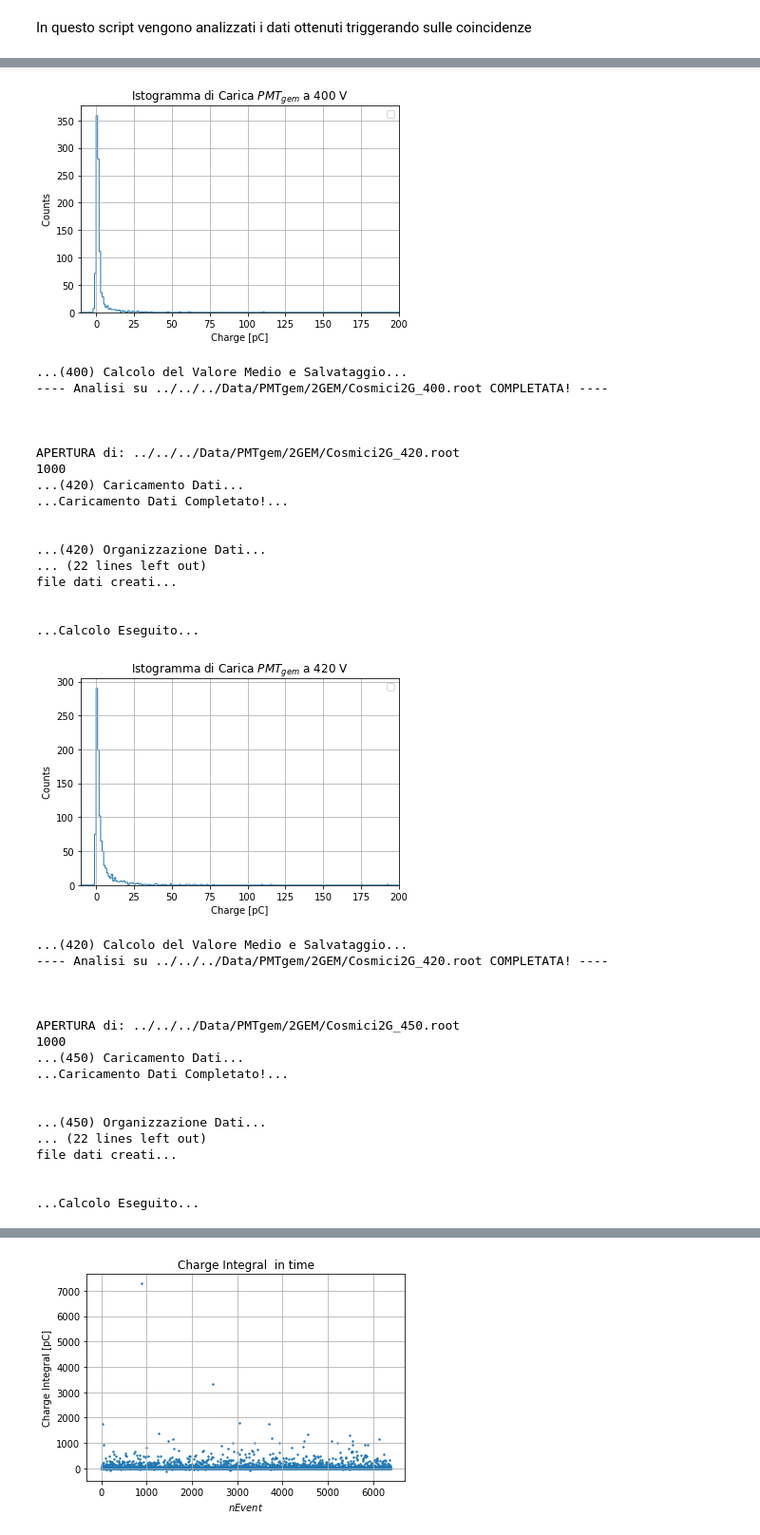
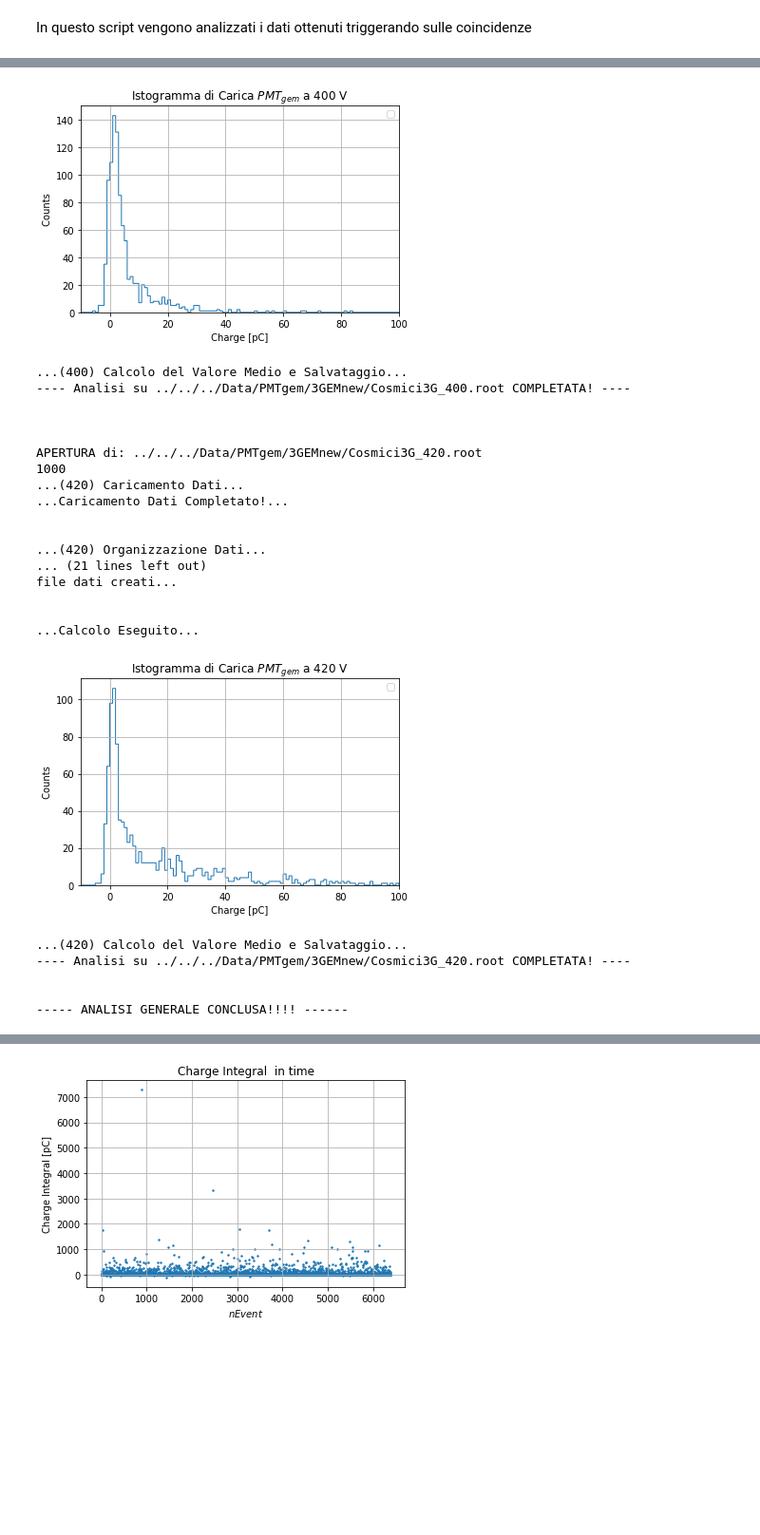
Before and after one commit to edoardoORANGE/ORANGEdata, a Jupyter notebook: Analisi/GEMdataAnalysis/HVscanCosmici.ipynb, the cells around one changed output, grey strips where cells are left out. Shown at 95% size. Drawn from its saved outputs; the diff is of its cells as text; code cells hidden in the pictures; blank space fills up the shorter version.

```diff
--- a/Analisi/GEMdataAnalysis/HVscanCosmici.ipynb
+++ b/Analisi/GEMdataAnalysis/HVscanCosmici.ipynb
@@ -10,8 +10,8 @@ import matplotlib.pyplot as plt
 from ROOT import TMath , TF1, TH1F
 import scipy.stats as st
 
-voltage = [380 , 400 , 420 , 450 , 470 , 480 , 490]
-nGEM = '2'
+voltage = [380 , 400 , 420]#[380 , 400 , 420 , 450 , 470 , 480 , 490]#[400 , 420 ,450 , 470 , 490]#
+nGEM = '3'
 
 
 #definisco degli array in cui salvare dinamicamente i valori da graficare
@@ -37,7 +37,7 @@ pied2 = []
 pied3 = []
 
 for number in voltage: #ciclo che permette di aprire tutti i file in sequenza
-    filename = '../../../Data/PMTgem/'+nGEM+'GEM/Cosmici'+nGEM+'G_%s.root'%(str(number)) #_%s_1000eventi.root'%(str(number))
+    filename = '../../../Data/PMTgem/'+nGEM+'GEMnew/Cosmici'+nGEM+'G_%s.root'%(str(number)) #_%s_1000eventi.root'%(str(number))
     #filename = 'scanED2000.root'
     print("\nAPERTURA di: " + filename)
 
@@ -101,7 +101,7 @@ for number in voltage: #ciclo che permette di aprire tutti i file in sequenza
     print('...(%d) Rimozione Piedistallo...'%(number))
 
     for i in range(nEvts):
-        waveCh4[i] = waveCh4[i]-np.mean(waveCh4[i][0:100])
+        waveCh4[i] = waveCh4[i]-np.mean(waveCh4[i][100:200])
     print("...Piedistallo Rimosso...\n\n")
 
     print('...(%d) Calcolo del Segnale in Corrente e Rimozione degli Eventi Da Scartare...'%(number))
@@ -119,18 +119,18 @@ for number in voltage: #ciclo che permette di aprire tutti i file in sequenza
             waveCh4A.append(waveCh4[i]/R) #conversione dati Tensione -> dati Corrente
             waveCh2A.append(waveCh2[i]/R) #blu
             waveCh3A.append(waveCh3[i]/R) #verde
-            if min(waveCh4[i]) <= -20:
+            if min(waveCh4[i][600:800]) <= -15:
                 signal.append(waveCh4[i]/R)
         else: 1
             #print(min(waveCh4[i]) , waveCh4[i].argmin() , i) #check
 
     #Riconverto le liste delle forme d'onda di corrente in array
-    waveCh4A = np.array(waveCh4A)
-    waveCh2A = np.array(waveCh2A)
-    waveCh3A = np.array(waveCh3A)
-    signal = np.array(signal)
+    #waveCh4A = np.array(waveCh4A)
+    #waveCh2A = np.array(waveCh2A)
+    #waveCh3A = np.array(waveCh3A)
+    #signal = np.array(signal)
 
-    print(waveCh4A.shape)
+    #print(waveCh4A.shape)
     print('...Calcolo & Rimozione Completati...\n\n')
 
     print('...CONTROLLO -> Eventi Eliminati da ' + filename + ' ' + str(nEvts - len(waveCh4A)) + '\n\n')#check
@@ -153,16 +153,16 @@ for number in voltage: #ciclo che permette di aprire tutti i file in sequenza
         #print(treshold)
         #for j in range(len(waveCh4A[i][400:650])):
          #   if waveCh4A[i][j] <= -3*treshold:
-        integral.append(sum(-waveCh4A[i][500:650]))
+        integral.append(sum(-waveCh4A[i][600:800]))
         integralB.append(sum(-waveCh2A[i][400:800]))
         integralV.append(sum(-waveCh3A[i][400:800]))
         #        break
 
 
 
-    integral = np.array(integral)
-    integralB = np.array(integralB)
-    integralV = np.array(integralV)
+    #integral = np.array(integral)
+    #integralB = np.array(integralB)
+    #integralV = np.array(integralV)
 
     file = open( "histoCarica"+nGEM+"G_%s.dat"%(str(number)) , "w" )
     for i in range(len(integral)):
@@ -171,14 +171,20 @@ for number in voltage: #ciclo che permette di aprire tutti i file in sequenza
 
 
     for i in range(len(signal)):
-        integralS.append(sum(-signal[i][400:650]))
+        integralS.append(sum(-signal[i][600:800]))
 
     file = open("histoCarica"+nGEM+"G_S"+str(number)+".dat", "w")
-    for sig in integralS:
-        file.write(str(sig) + "\n")
+    for i in range(len(integralS)):
+        file.write(str(integralS[i]) + "\n")
     file.close()
 
     print("\n\nfile dati creati...\n\n")
+
+
+
+
+
+
 
     #if number == 480:#102:
     #    for data in integral:
@@ -232,7 +238,7 @@ for number in voltage: #ciclo che permette di aprire tutti i file in sequenza
     plt.grid()
     plt.legend()
     histo1.show_titles()
-    plt.xlim((-10 , 200))
+    plt.xlim((-10 , 100))
     #plt.savefig('histo'+ str(number) + '.png')
     plt.show()
 
@@ -289,40 +295,28 @@ APERTURA di: ../../../Data/PMTgem/2GEM/Cosmici2G_400.root
 file dati creati...
 
 
 ...Calcolo Eseguito...
-[figure, old version]
+[figure, new version]
 ...(400) Calcolo del Valore Medio e Salvataggio...
----- Analisi su ../../../Data/PMTgem/2GEM/Cosmici2G_400.root COMPLETATA! ----
+---- Analisi su ../../../Data/PMTgem/3GEMnew/Cosmici3G_400.root COMPLETATA! ----
 
 
 
-APERTURA di: ../../../Data/PMTgem/2GEM/Cosmici2G_420.root
+APERTURA di: ../../../Data/PMTgem/3GEMnew/Cosmici3G_420.root
 1000
 ...(420) Caricamento Dati...
 ...Caricamento Dati Completato!...
 
 
 ...(420) Organizzazione Dati...
-... (22 lines left out)
+... (21 lines left out)
 file dati creati...
 
 
 ...Calcolo Eseguito...
-[figure, old version]
+[figure, new version]
 ...(420) Calcolo del Valore Medio e Salvataggio...
----- Analisi su ../../../Data/PMTgem/2GEM/Cosmici2G_420.root COMPLETATA! ----
+---- Analisi su ../../../Data/PMTgem/3GEMnew/Cosmici3G_420.root COMPLETATA! ----
 
 
-
-APERTURA di: ../../../Data/PMTgem/2GEM/Cosmici2G_450.root
-1000
-...(450) Caricamento Dati...
-...Caricamento Dati Completato!...
-
-
-...(450) Organizzazione Dati...
-... (22 lines left out)
-file dati creati...
-
-
-...Calcolo Eseguito...
+----- ANALISI GENERALE CONCLUSA!!!! ------
```
Also changed, not shown: parts of 2 cells of this notebook, 48 other files.
